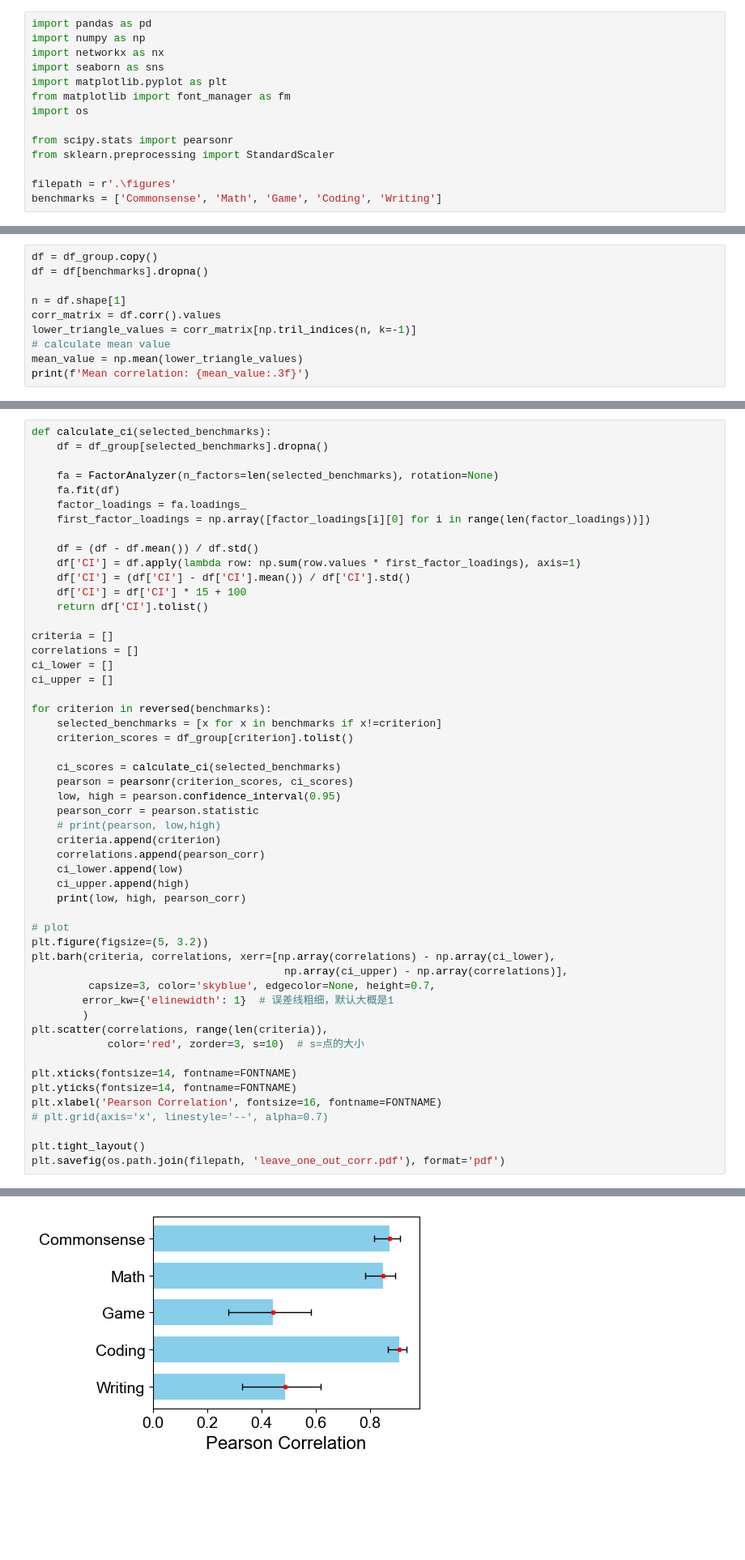
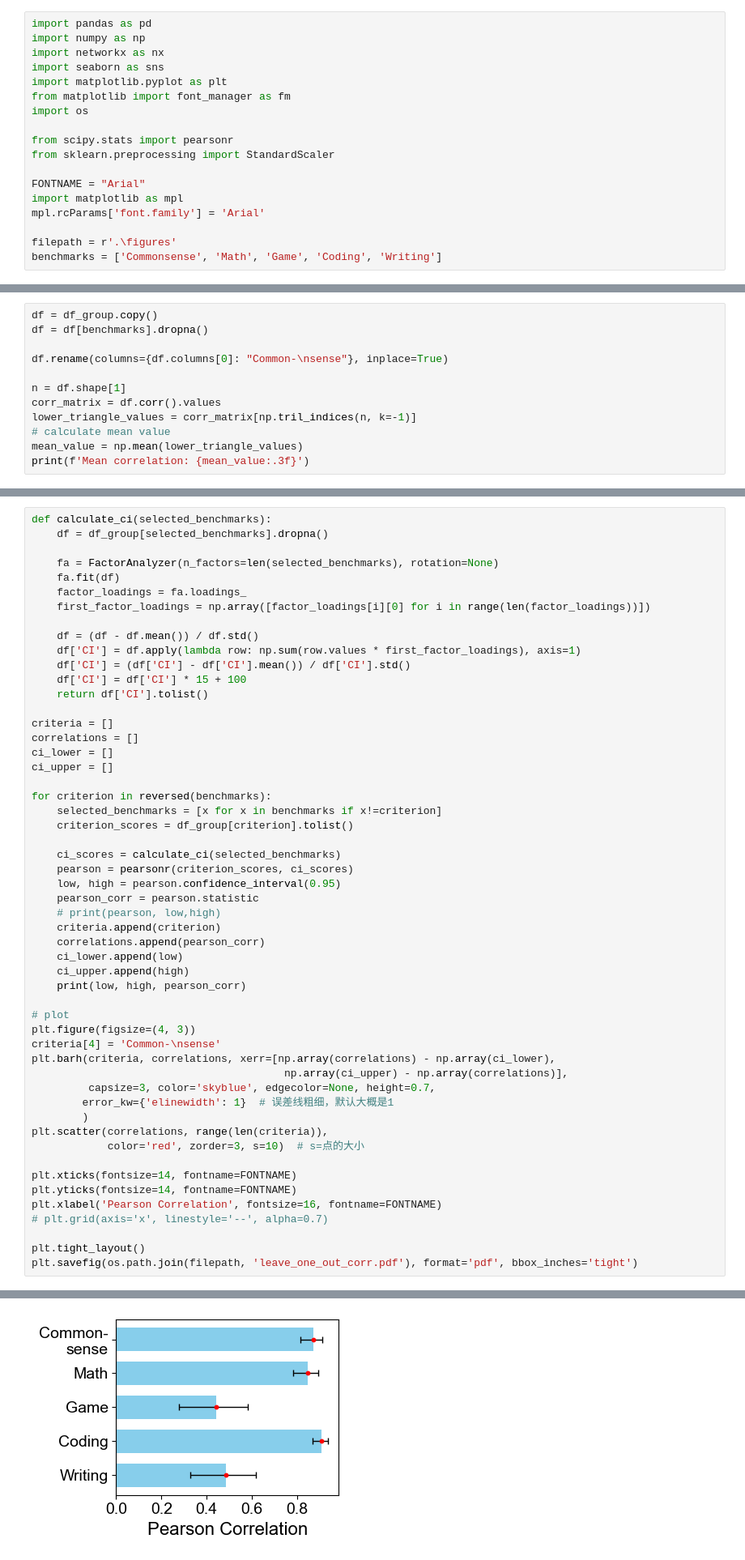
Before and after one commit to zhou-zl18/LLM_Collective_Intelligence, a Jupyter notebook: result_analysis.ipynb, the cells around one changed output, grey strips where cells are left out. Shown at 81% size. Cells and saved outputs as stored; diff of their text form; blank space fills up the shorter version.

```diff
--- a/result_analysis.ipynb
+++ b/result_analysis.ipynb
@@ -10,6 +10,10 @@ import os
 from scipy.stats import pearsonr
 from sklearn.preprocessing import StandardScaler
 
+FONTNAME = "Arial"
+import matplotlib as mpl
+mpl.rcParams['font.family'] = 'Arial'
+
 filepath = r'.\figures'
 benchmarks = ['Commonsense', 'Math', 'Game', 'Coding', 'Writing']
 # %%
@@ -28,6 +30,8 @@ FONTNAME = "Arial"
 # %%
 df = df_group.copy()
 df = df[benchmarks].dropna()
+
+df.rename(columns={df.columns[0]: "Common-\nsense"}, inplace=True)
 
 n = df.shape[1]
 corr_matrix = df.corr().values
@@ -216,33 +220,34 @@ for criterion in reversed(benchmarks):
     low, high = pearson.confidence_interval(0.95)
     pearson_corr = pearson.statistic
     # print(pearson, low,high)
     criteria.append(criterion)
     correlations.append(pearson_corr)
     ci_lower.append(low)
     ci_upper.append(high)
     print(low, high, pearson_corr)
 
 # plot
-plt.figure(figsize=(5, 3.2))
+plt.figure(figsize=(4, 3))
+criteria[4] = 'Common-\nsense'
 plt.barh(criteria, correlations, xerr=[np.array(correlations) - np.array(ci_lower),
                                         np.array(ci_upper) - np.array(correlations)],
          capsize=3, color='skyblue', edgecolor=None, height=0.7,
         error_kw={'elinewidth': 1}  # 误差线粗细，默认大概是1
         )
 plt.scatter(correlations, range(len(criteria)),
             color='red', zorder=3, s=10)  # s=点的大小
 
 plt.xticks(fontsize=14, fontname=FONTNAME)
 plt.yticks(fontsize=14, fontname=FONTNAME)
 plt.xlabel('Pearson Correlation', fontsize=16, fontname=FONTNAME)
 # plt.grid(axis='x', linestyle='--', alpha=0.7)
 
 plt.tight_layout()
-plt.savefig(os.path.join(filepath, 'leave_one_out_corr.pdf'), format='pdf')
+plt.savefig(os.path.join(filepath, 'leave_one_out_corr.pdf'), format='pdf', bbox_inches='tight')
 # %% [output]
 0.32684056017507485 0.618043193928924 0.48580883675814357
 0.8666481253284392 0.9356586196902003 0.90706799337894
 0.2770753717789687 0.5830408161202792 0.44286109677887847
 0.7830995943042698 0.8928654737328139 0.8467647080749209
 0.8160200684388849 0.9099672192941223 0.8707228606942029
-[figure, old version]
+[figure, new version]
```
Also changed, not shown: parts of 22 cells of this notebook, 1 other file.
